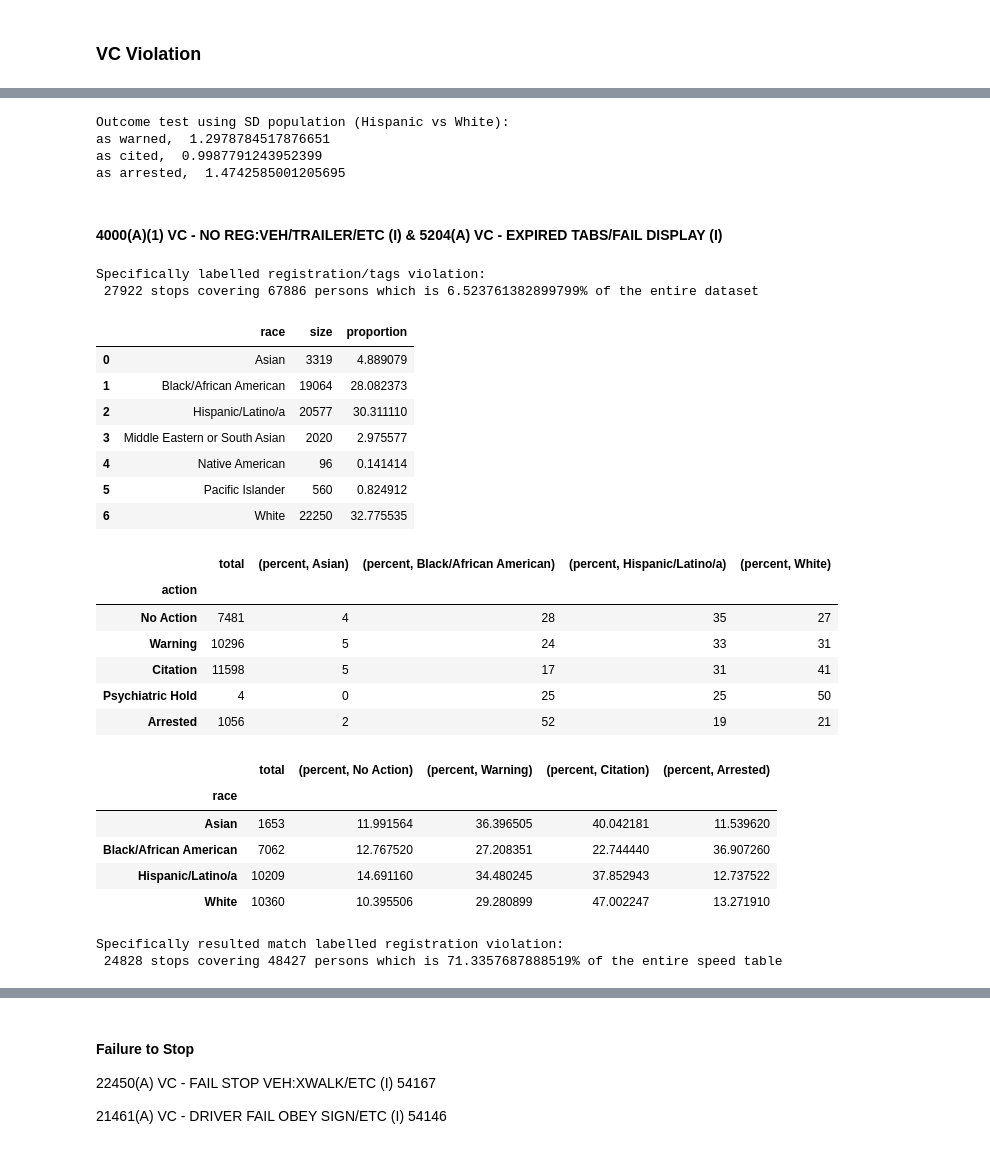
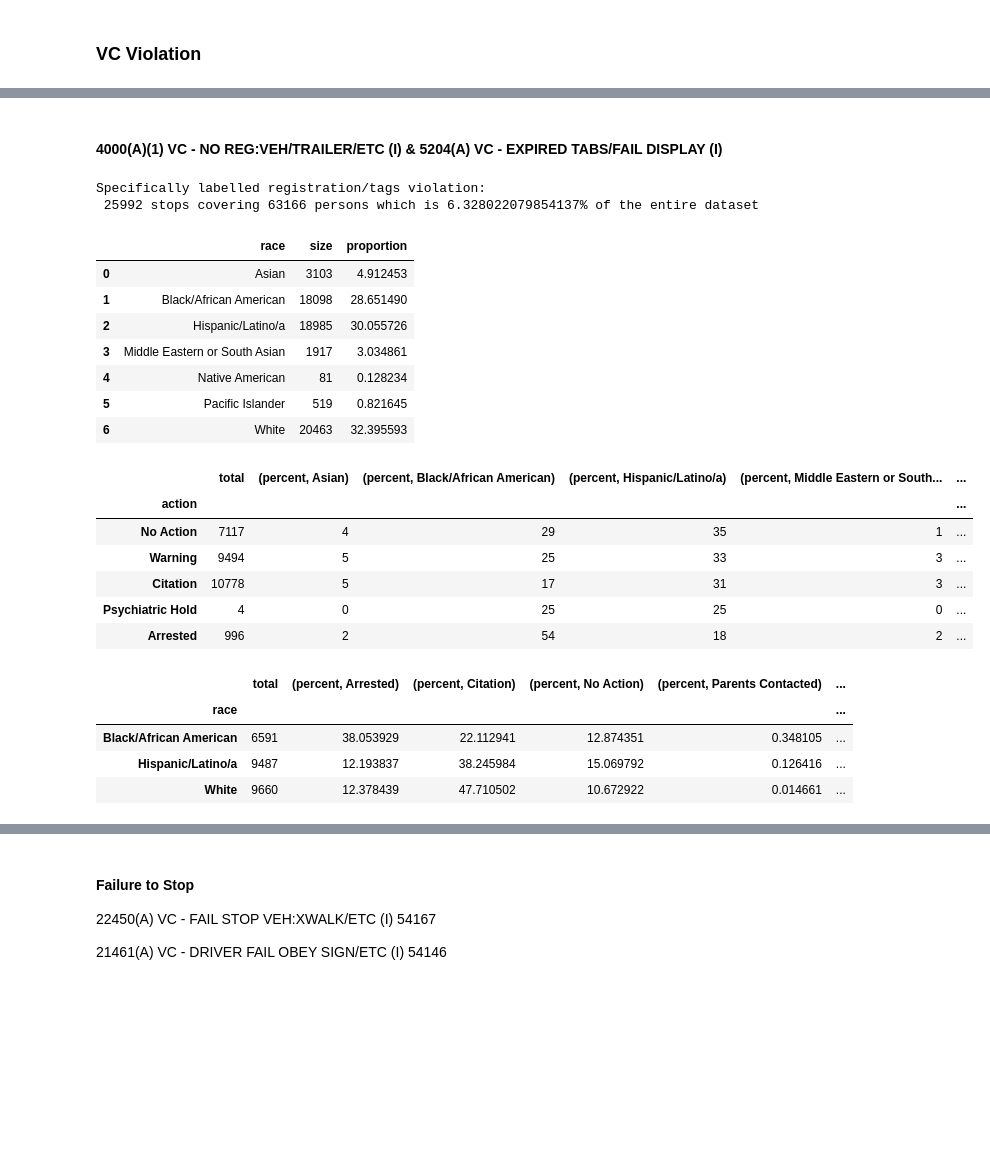
Before and after one commit to FleischerResearchLab/CRJA-analysis, a Jupyter notebook: src/Outcome Tests.ipynb, the cells around one changed output, grey strips where cells are left out. Drawn from its saved outputs; the diff is of its cells as text; code cells hidden in the pictures; blank space fills up the shorter version.

Commit message:
Revert "Update Outcome Tests.ipynb"
This reverts commit 5831664aa471f6178113dac5e7153588e50b79d0.

```diff
--- a/src/Outcome Tests.ipynb
+++ b/src/Outcome Tests.ipynb
@@ -127,3 +113,0 @@ df['action'] = df['result'].apply( lambda x: trans[x])
-# %%
-x = df.drop_duplicates(subset = ['stop_id', 'pid']).groupby(['race', 'action'], as_index = False).size()
-x[x['race'].str.contains('Black/African American|Hispanic/Latino/a|White')][x['action'].str.contains('Arrested|Citation|Warning')]
@@ -241,3 +189,0 @@ vc_race
-# %%
-x = vc.drop_duplicates(subset = ['stop_id', 'pid']).groupby(['race', 'action'], as_index = False).size()
-x[x['race'].str.contains('Black/African American|Hispanic/Latino/a|White')][x['action'].str.contains('Arrested|Citation|Warning')]
@@ -267,14 +190,2 @@ as arrested,  5.505994005994006
-# %%
-## Outcome tests with SD population
-# Hispanic vs White
-print("Outcome test using SD population (Hispanic vs White):")
-print ("as warned, ", out_vs_pop(0, 33920, 32894))
-print ("as cited, ", out_vs_pop(0, 50004, 63013))
-print ("as arrested, ", out_vs_pop(0, 6030, 5148))
-# %% [output]
-Outcome test using SD population (Hispanic vs White):
-as warned,  1.2978784517876651
-as cited,  0.9987791243952399
-as arrested,  1.4742585001205695
 # %% [markdown]
 #### 4000(A)(1) VC - NO REG:VEH/TRAILER/ETC (I) & 5204(A) VC - EXPIRED TABS/FAIL DISPLAY (I)
@@ -294,7 +207,7 @@ print('Specifically labelled registration/tags violation:\n',
      )
 # %% [output]
 Specifically labelled registration/tags violation:
- 27922 stops covering 67886 persons which is 6.523761382899799% of the entire dataset
+ 25992 stops covering 63166 persons which is 6.328022079854137% of the entire dataset
 # %%
 # check the racial distribution of registration
 reg_race = reg.groupby(['race'], as_index=False).size()
@@ -302,37 +215,37 @@ reg_race['proportion'] = reg_race['size'] / reg_race['size'].sum() * 100
 reg_race
 # %% [output]
 |  | race | size | proportion |
-| 0 | Asian | 3319 | 4.889079 |
-| 1 | Black/African American | 19064 | 28.082373 |
-| 2 | Hispanic/Latino/a | 20577 | 30.311110 |
-| 3 | Middle Eastern or South Asian | 2020 | 2.975577 |
-| 4 | Native American | 96 | 0.141414 |
-| 5 | Pacific Islander | 560 | 0.824912 |
-| 6 | White | 22250 | 32.775535 |
+| 0 | Asian | 3103 | 4.912453 |
+| 1 | Black/African American | 18098 | 28.651490 |
+| 2 | Hispanic/Latino/a | 18985 | 30.055726 |
+| 3 | Middle Eastern or South Asian | 1917 | 3.034861 |
+| 4 | Native American | 81 | 0.128234 |
+| 5 | Pacific Islander | 519 | 0.821645 |
+| 6 | White | 20463 | 32.395593 |
 # %%
 ( reg.drop_duplicates(subset = ['stop_id', 'pid'])
      .groupby('action')['stop_id']
      .count()
      .rename('total')
      .to_frame()
      .join(
          reg.groupby(['action','race'])['stop_id']
          .count()
          .rename('percent')
          .to_frame()
          .unstack()
          .fillna(0)
          .apply(lambda x: (100*x/x.sum()).astype(int) , axis=1)
      )
-).reindex(["No Action", "Warning", "Citation", "Psychiatric Hold", "Arrested"])[cols1]
+).reindex(["No Action", "Warning", "Citation", "Psychiatric Hold", "Arrested"])
 # %% [output]
-|  | total | (percent, Asian) | (percent, Black/African American) | (percent, Hispanic/Latino/a) | (percent, White) |
-| action |  |  |  |  |  |
-| No Action | 7481 | 4 | 28 | 35 | 27 |
-| Warning | 10296 | 5 | 24 | 33 | 31 |
-| Citation | 11598 | 5 | 17 | 31 | 41 |
-| Psychiatric Hold | 4 | 0 | 25 | 25 | 50 |
-| Arrested | 1056 | 2 | 52 | 19 | 21 |
+|  | total | (percent, Asian) | (percent, Black/African American) | (percent, Hispanic/Latino/a) | (percent, Middle Eastern or South... | ... |
+| action |  |  |  |  |  | ... |
+| No Action | 7117 | 4 | 29 | 35 | 1 | ... |
+| Warning | 9494 | 5 | 25 | 33 | 3 | ... |
+| Citation | 10778 | 5 | 17 | 31 | 3 | ... |
+| Psychiatric Hold | 4 | 0 | 25 | 25 | 0 | ... |
+| Arrested | 996 | 2 | 54 | 18 | 2 | ... |
 # %%
 ( reg.drop_duplicates(subset = ['stop_id', 'pid'])
      .groupby('race')['stop_id']
@@ -348,11 +261,10 @@ reg_race
          .fillna(0)
          .apply(lambda x: (100*x/x.sum()) , axis=1)
      )
-).drop( ['Middle Eastern or South Asian','Native American','Pacific Islander'])[cols2]
+).drop( ['Asian','Middle Eastern or South Asian','Native American','Pacific Islander'])
 # %% [output]
-|  | total | (percent, No Action) | (percent, Warning) | (percent, Citation) | (percent, Arrested) |
-| race |  |  |  |  |  |
-| Asian | 1653 | 11.991564 | 36.396505 | 40.042181 | 11.539620 |
-| Black/African American | 7062 | 12.767520 | 27.208351 | 22.744440 | 36.907260 |
-| Hispanic/Latino/a | 10209 | 14.691160 | 34.480245 | 37.852943 | 12.737522 |
-| White | 10360 | 10.395506 | 29.280899 | 47.002247 | 13.271910 |
+|  | total | (percent, Arrested) | (percent, Citation) | (percent, No Action) | (percent, Parents Contacted) | ... |
+| race |  |  |  |  |  | ... |
+| Black/African American | 6591 | 38.053929 | 22.112941 | 12.874351 | 0.348105 | ... |
+| Hispanic/Latino/a | 9487 | 12.193837 | 38.245984 | 15.069792 | 0.126416 | ... |
+| White | 9660 | 12.378439 | 47.710502 | 10.672922 | 0.014661 | ... |
@@ -365,10 +270,0 @@ reg_match = reg_match[~reg_match.index.duplicated(keep='first')]
-# %%
-print('Specifically resulted match labelled registration violation:\n',
-      '{} stops covering {} persons which is {}% of the entire speed table'.format(
-          reg_match['stop_id'].unique().shape[0],
-          reg_match.shape[0],
-          reg_match.shape[0]/reg.shape[0] * 100)
-     )
-# %% [output]
-Specifically resulted match labelled registration violation:
- 24828 stops covering 48427 persons which is 71.3357687888519% of the entire speed table
```
Also changed, not shown: parts of 85 cells of this notebook.
